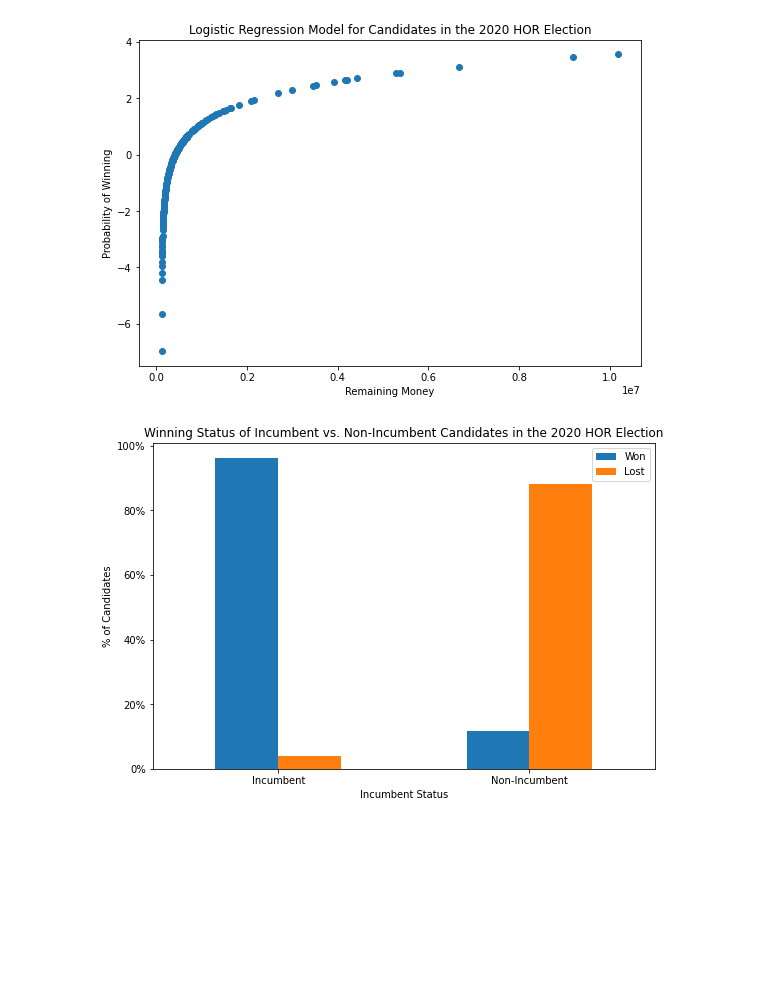
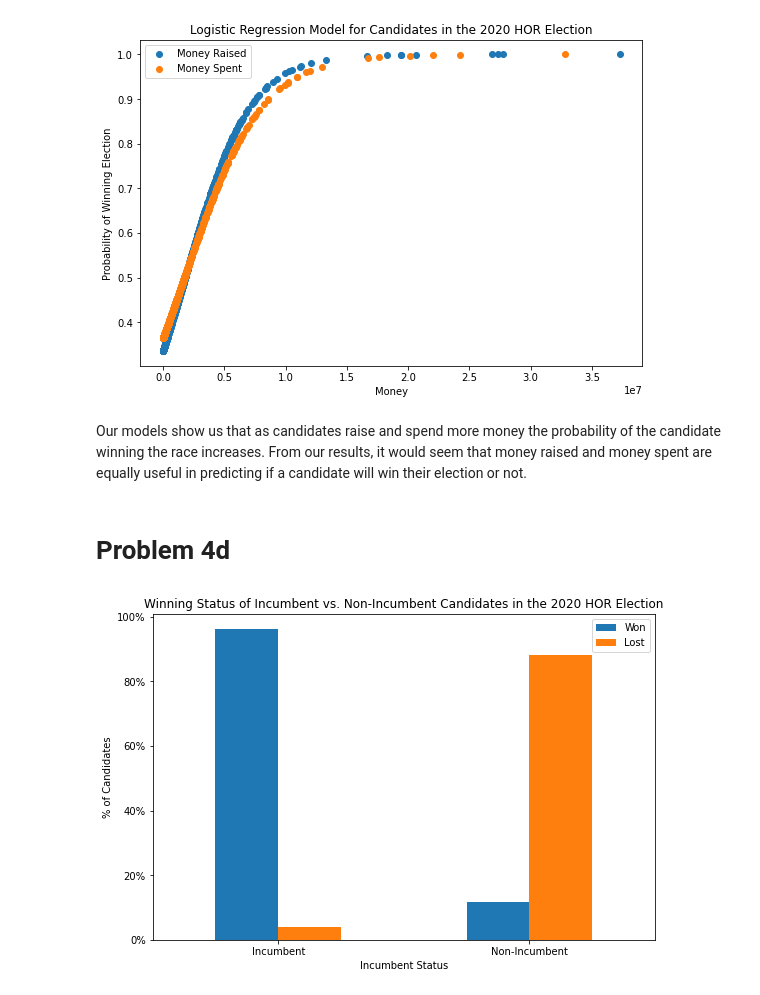
Before and after one commit to nss-data-science-cohort-5/webscraping_open_secrets-silver-sloths-2, a Jupyter notebook: notebooks/HK03 - Data Analysis.ipynb, the cells around one changed output. Cells and saved outputs as stored; diff of their text form; code cells hidden in the pictures; blank space fills up the shorter version.

```diff
--- a/notebooks/HK03 - Data Analysis.ipynb
+++ b/notebooks/HK03 - Data Analysis.ipynb
@@ -44,11 +34,12 @@ Data columns (total 9 columns):
 # %%
 # Build a Logistic regression model with target variable equal to if a candidate won the race or not,
-# predictor variable will be the difference between money raised and money spent
-losreg = (sm.GLM(endog = US['winner'],
-                 exog = sm.add_constant(US['remaining_money']),
-                 family = sm.families.Binomial()).fit())
+# predictor variable will be money raised
+raised_model = (sm.GLM(endog = US['winner'],
+                       exog = sm.add_constant(US[['raised']]),
+                       family = sm.families.Binomial())
+                .fit())
 
-print(losreg.summary())
+print(raised_model.summary())
 # %% [output]
                  Generalized Linear Model Regression Results
 ==============================================================================
@@ -69,0 +61,9 @@ remaining_money  3.451e-06   4.19e-07      8.243      0.000    2.63e-06    4.27e
+# %%
+# Build a Logistic regression model with target variable equal to if a candidate won the race or not,
+# predictor variable will be money spent
+spent_model = (sm.GLM(endog = US['winner'],
+                      exog = sm.add_constant(US[['spent']]),
+                      family = sm.families.Binomial())
+               .fit())
+
+print(spent_model.summary())
@@ -70,14 +88,25 @@ remaining_money  3.451e-06   4.19e-07      8.243      0.000    2.63e-06    4.27e
 # %%
-# Plot Logistic regression model results from previous cell
-fig, ax = plt.subplots(figsize=(9,6))
-x = US['remaining_money']
-y_logistic = np.log(losreg.params[0] + (losreg.params[1]*x))
-plt.scatter(x, y_logistic)
-plt.xlabel("Remaining Money")
-plt.ylabel("Probability of Winning")
-plt.title("Logistic Regression Model for Candidates in the 2020 HOR Election");
+# Plot Logistic regression model results from previous cells
+plt.subplots(figsize=(9,6))
+
+x_raised = US['raised']
+y_raised = 1 / (1 + (np.exp(-raised_model.params[0] - (raised_model.params[1]*x_raised))))
+plt.scatter(x_raised, y_raised)
+
+x_spent = US['spent']
+y_spent = 1 / (1 + (np.exp(-spent_model.params[0] - (spent_model.params[1]*x_spent))))
+plt.scatter(x_spent, y_spent)
+
+plt.xlabel("Money")
+plt.ylabel("Probability of Winning Election")
+plt.title("Logistic Regression Model for Candidates in the 2020 HOR Election")
+plt.legend(['Money Raised', 'Money Spent']);
 # %% [output]
-[figure, old version]
+[figure, new version]
+# %% [markdown]
+Our models show us that as candidates raise and spend more money the probability of the candidate winning the race increases. From our results, it would seem that money raised and money spent are equally useful in predicting if a candidate will win their election or not.
+# %% [markdown]
+# Problem 4d
 # %%
 # Group dataset by Incumbent status and if if they won the race or not
 incumbent_winners = US.groupby(['incumbent', 'winner']).size().unstack().iloc[::-1, ::-1]
```
Also changed, not shown: parts of 10 cells of this notebook, 2 other files.
